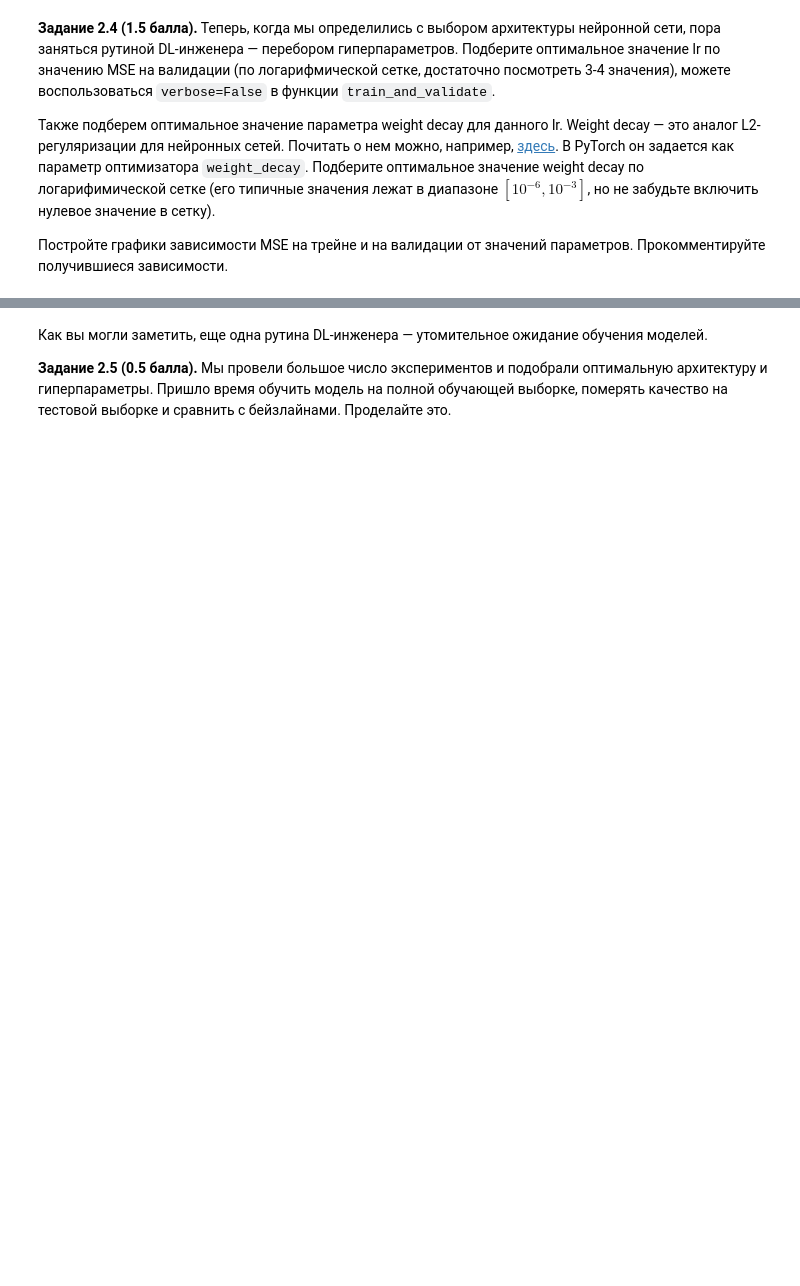
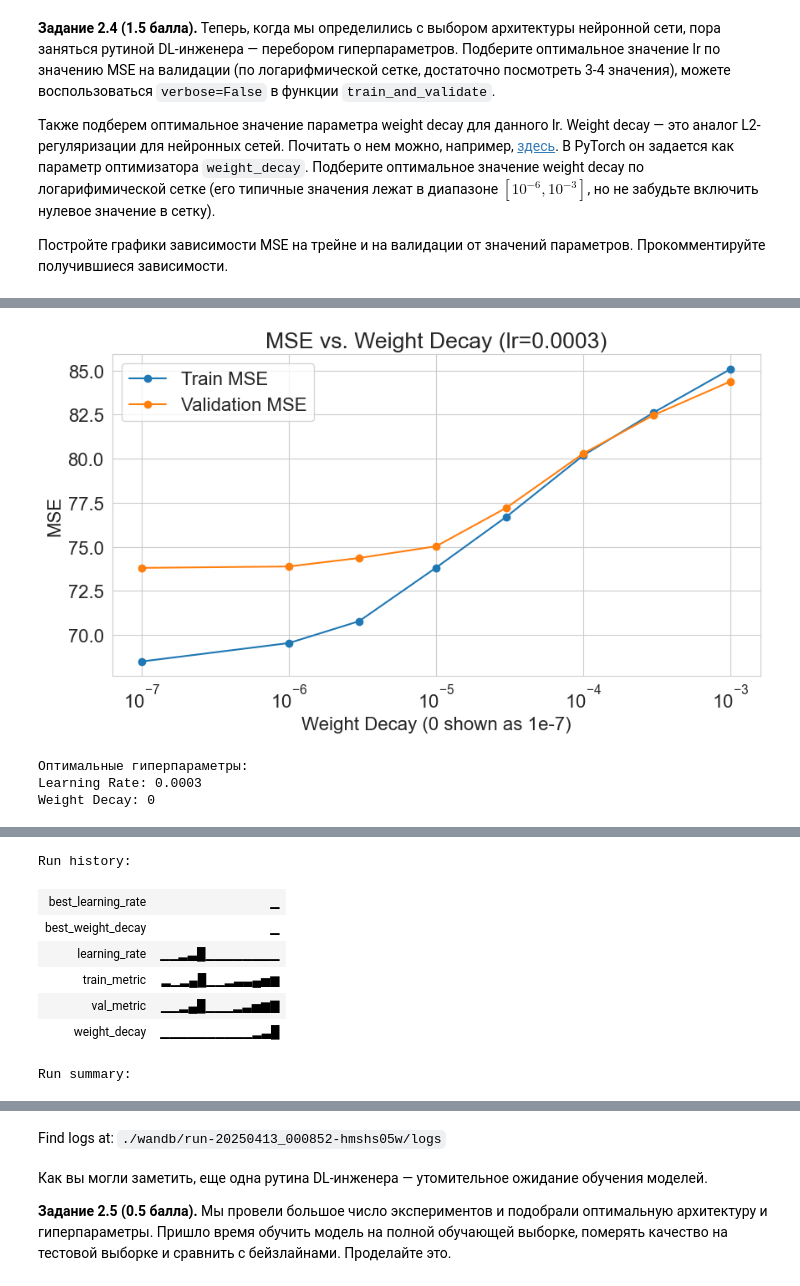
Before and after one commit to psaw/hse-ai24-dl, a Jupyter notebook: homeworks/HW1/HW1_Light.ipynb, the cells around one changed output, grey strips where cells are left out. Cells and saved outputs as stored; diff of their text form; code cells hidden in the pictures; blank space fills up the shorter version.

```diff
--- a/homeworks/HW1/HW1_Light.ipynb
+++ b/homeworks/HW1/HW1_Light.ipynb
@@ -887,0 +1302,67 @@ print(f"Regression model (scaled) validation MSE: {val_mse_Adam:.2f}")
+# %%
+# --- 2. Подбор Weight Decay (с использованием лучшего lr) ---
+print(f"\n--- Подбор Weight Decay (using best_lr = {best_lr}) ---")
+wd_values = [0, 1e-6, 3e-6, 1e-5, 3e-5, 1e-4, 3e-4, 1e-3] # Логарифмическая сетка + 0
+wd_train_mses = []
+wd_val_mses = []
+
+for wd in wd_values:
+    print(f"Testing weight_decay = {wd}")
+    # Создаем копию модели
+    model_wd_tune = copy.deepcopy(base_model)
+    optimizer = torch.optim.Adam(
+        model_wd_tune.parameters(),
+        lr=best_lr, # Используем лучший найденный lr
+        betas=betas,
+        eps=eps,
+        weight_decay=wd # Текущее значение weight decay
+    )
+
+    train_mse, val_mse = train_and_validate(
+        model=model_wd_tune,
+        optimizer=optimizer,
+        criterion=nn.MSELoss(),
+        metric=lambda y_pred, y_true: (denormalize(y_pred.reshape(-1)) - denormalize(y_true.reshape(-1))).pow(2).mean().item(),
+        train_loader=DataLoader(train_dataset, batch_size=batch_size, shuffle=True),
+        val_loader=DataLoader(val_dataset, batch_size=batch_size),
+        num_epochs=num_epochs,
+        verbose=False
+    )
+    wandb.log({
+        "train_metric": train_mse,
+        "val_metric": val_mse,
+        "learning_rate": best_lr,
+        "weight_decay": wd,
+    })
+    print(f"  Train MSE: {train_mse:.2f}, Val MSE: {val_mse:.2f}")
+    wd_train_mses.append(train_mse)
+    wd_val_mses.append(val_mse)
+
+# Находим лучший wd по валидации
+best_wd_index = np.argmin(wd_val_mses)
+best_wd = wd_values[best_wd_index]
+wandb.log({
+    "best_weight_decay": best_wd,
+})
+print(f"\nBest weight_decay found: {best_wd} (Validation MSE: {wd_val_mses[best_wd_index]:.2f})")
+
+# Строим график для weight decay
+plt.figure(figsize=(10, 5))
+# Для логарифмической шкалы x заменим 0 на очень маленькое значение для отображения
+wd_plot_values = [val if val > 0 else 1e-7 for val in wd_values] # Замена 0 для лог шкалы
+plt.plot(wd_plot_values, wd_train_mses, marker='o', label='Train MSE')
+plt.plot(wd_plot_values, wd_val_mses, marker='o', label='Validation MSE')
+plt.xscale('log')
+plt.xlabel('Weight Decay (0 shown as 1e-7)')
+plt.ylabel('MSE')
+plt.title(f'MSE vs. Weight Decay (lr={best_lr})')
+plt.legend()
+plt.grid(True)
+plt.show()
+
+print("\nОптимальные гиперпараметры:")
+print(f"Learning Rate: {best_lr}")
+print(f"Weight Decay: {best_wd}")
+
+wandb.finish()
+# %% [output]
@@ -887,0 +1388,4 @@ print(f"Regression model (scaled) validation MSE: {val_mse_Adam:.2f}")
+[figure, added]
+Оптимальные гиперпараметры:
+Learning Rate: 0.0003
+Weight Decay: 0
@@ -887,0 +1393,8 @@ print(f"Regression model (scaled) validation MSE: {val_mse_Adam:.2f}")
+Run history:
+| best_learning_rate | ▁ |
+| best_weight_decay | ▁ |
+| learning_rate | ▁▁▂▃█▁▁▁▁▁▁▁▁ |
+| train_metric | ▂▁▂▄█▁▁▂▃▃▄▅▆ |
+| val_metric | ▁▁▂▄█▁▁▁▂▃▅▆▇ |
+| weight_decay | ▁▁▁▁▁▁▁▁▁▁▂▃█ |
+Run summary:
@@ -888,3 +1410,4 @@ print(f"Regression model (scaled) validation MSE: {val_mse_Adam:.2f}")
+Find logs at: ./wandb/run-20250413_000852-hmshs05w/logs
 # %% [markdown]
 Как вы могли заметить, еще одна рутина DL-инженера &mdash; утомительное ожидание обучения моделей.
 
```
Also changed, not shown: parts of 26 cells of this notebook.
